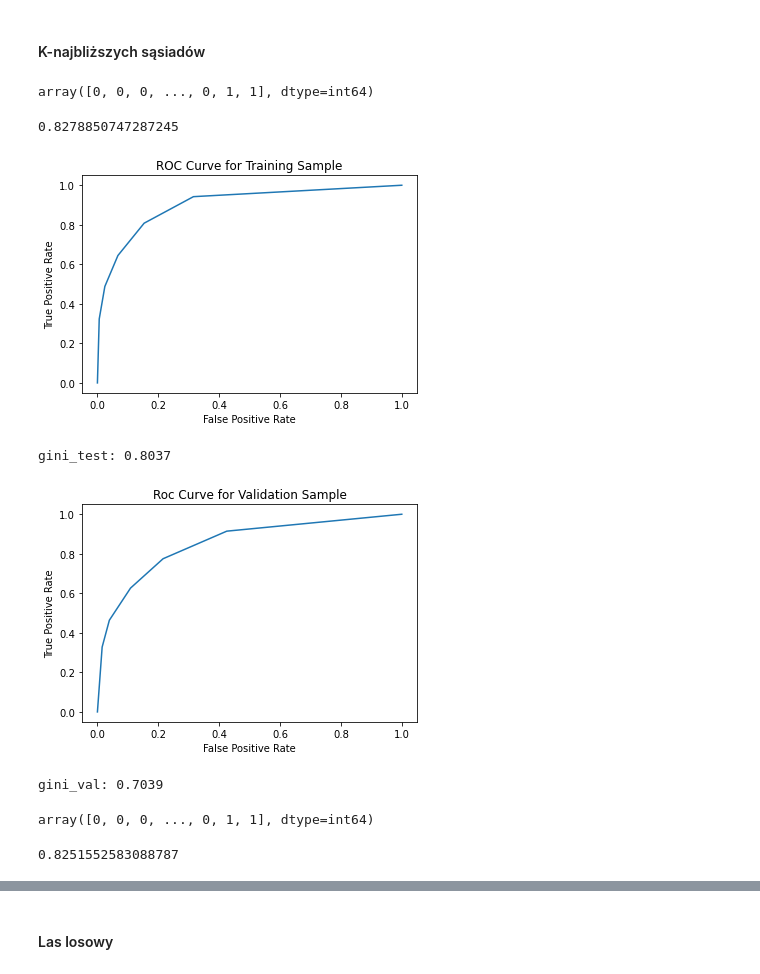
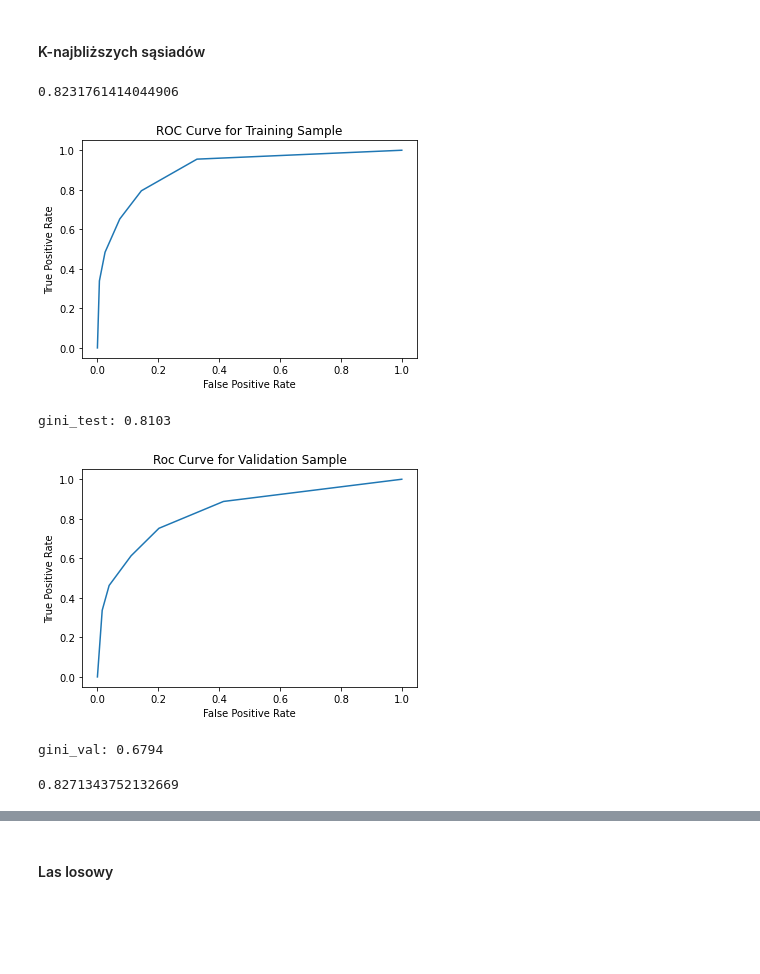
Before and after one commit to malwina0/2022L-ML, a Jupyter notebook: Project1/Projekt1_JakubPiwko_MalwinaWojewoda_KM2_new.ipynb, the cells around one changed output, grey strips where cells are left out. Saved outputs shown, nothing was run; the diff lists cells and outputs as text; code cells hidden in the pictures; blank space fills up the shorter version.

```diff
--- a/Project1/Projekt1_JakubPiwko_MalwinaWojewoda_KM2_new.ipynb
+++ b/Project1/Projekt1_JakubPiwko_MalwinaWojewoda_KM2_new.ipynb
@@ -1232,7 +1214,7 @@ gini_test: 0.9127
 [figure]
 gini_val: 0.6635
 # %%
-Tree.fit(census_dfv2, y_train)
-res = Tree.predict(census_df_testv2)
-res
+Tree.fit(X_train2, y_train)
+
+accuracy_score(y_test, Tree.predict(X_test2))
 # %% [output]
@@ -1244,5 +1222,5 @@ accuracy_score(y_test, res)
 # %%
-gini_train_val(Tree, census_dfv2, y_train, census_df_testv2, y_test)
+gini_train_val(Tree, X_train2, y_train, X_test2, y_test)
 # %% [output]
 [figure]
 gini_test: 0.8913
@@ -1250,34 +1228,24 @@ gini_test: 0.8913
 gini_val: 0.7006
 # %% [markdown]
 #### K-najbliższych sąsiadów
-# %%
-from sklearn.neighbors import KNeighborsClassifier
-
-knc = KNeighborsClassifier()
-knc.fit(census_df, y_train)
-res = knc.predict(census_df_test)
-res
-# %% [output]
-array([0, 0, 0, ..., 0, 1, 1], dtype=int64)
-# %%
-accuracy_score(y_test, res)
-# %% [output]
-0.8278850747287245
+# %%
+knc = KNeighborsClassifier()
+knc.fit(X_train, y_train)
+
+accuracy_score(y_test, knc.predict(X_test))
+# %% [output]
+0.8231761414044906
 # %%
-gini_train_val(knc, census_df, y_train, census_df_test, y_test)
+gini_train_val(knc, X_train, y_train, X_test, y_test)
 # %% [output]
 [figure]
-gini_test: 0.8037
+gini_test: 0.8103
-[figure, old version]
+[figure, new version]
-gini_val: 0.7039
+gini_val: 0.6794
 # %%
-knc.fit(census_dfv2, y_train)
-res = knc.predict(census_df_testv2)
-res
+knc.fit(X_train2, y_train)
+
+accuracy_score(y_test, knc.predict(X_test2))
 # %% [output]
-array([0, 0, 0, ..., 0, 1, 1], dtype=int64)
+0.8271343752132669
-# %%
-accuracy_score(y_test, res)
-# %% [output]
-0.8251552583088787
 # %%
```
Also changed, not shown: parts of 52 cells of this notebook, 1 other file.
